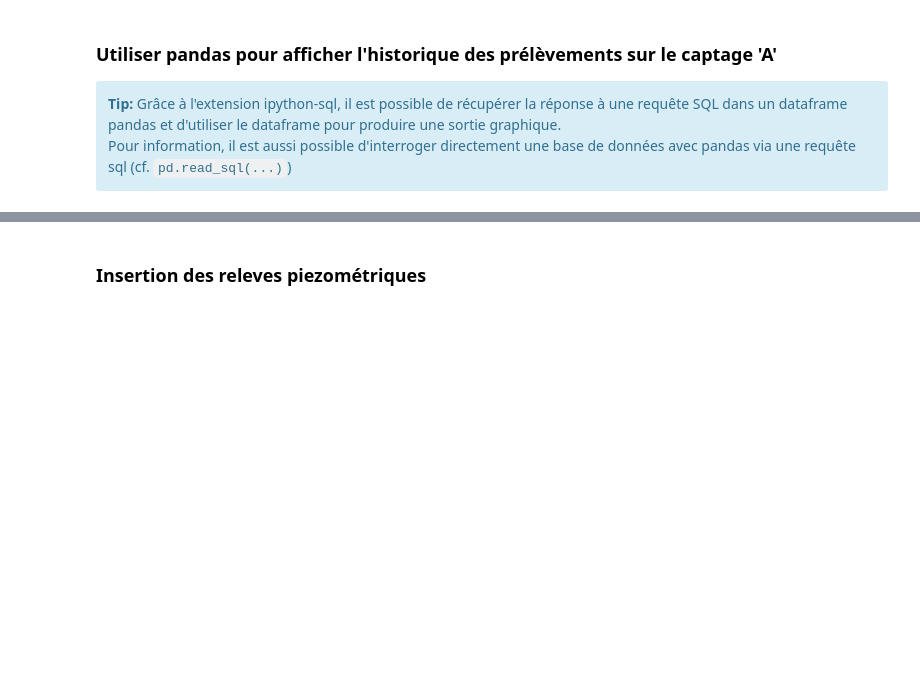
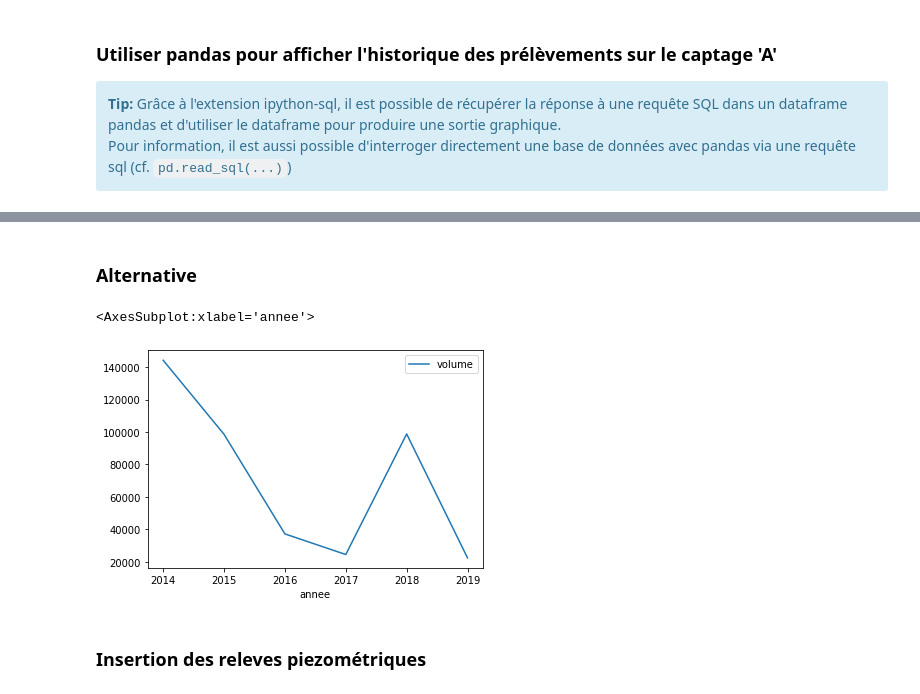
Before and after one commit to kaufmanno/SIG, a Jupyter notebook: SIG/Exercices/Ex01/Exercice_1.ipynb, the cells around one changed output, grey strips where cells are left out. Cells and saved outputs as stored; diff of their text form; code cells hidden in the pictures; blank space fills up the shorter version.

```diff
--- a/SIG/Exercices/Ex01/Exercice_1.ipynb
+++ b/SIG/Exercices/Ex01/Exercice_1.ipynb
@@ -267,3 +433,14 @@ INSERT INTO prelevements ('nom_puits', 'annee', 'volume') VALUES ('D','2018', 34
+# %% [markdown]
+### Alternative
+# %%
+import sqlite3
+sql_query = "SELECT annee, volume FROM prelevements WHERE nom_puits='A' ORDER BY annee ASC;"
+db_connection = sqlite3.connect('example_db.db')
+df = pd.read_sql(sql_query, db_connection)
+df.plot(x='annee', y='volume')
+# %% [output]
+<AxesSubplot:xlabel='annee'>
+[figure, added]
 # %% [markdown]
 ### Insertion des releves piezométriques
 # %% [markdown]
```
Also changed, not shown: parts of 43 cells of this notebook, 1 other file.
